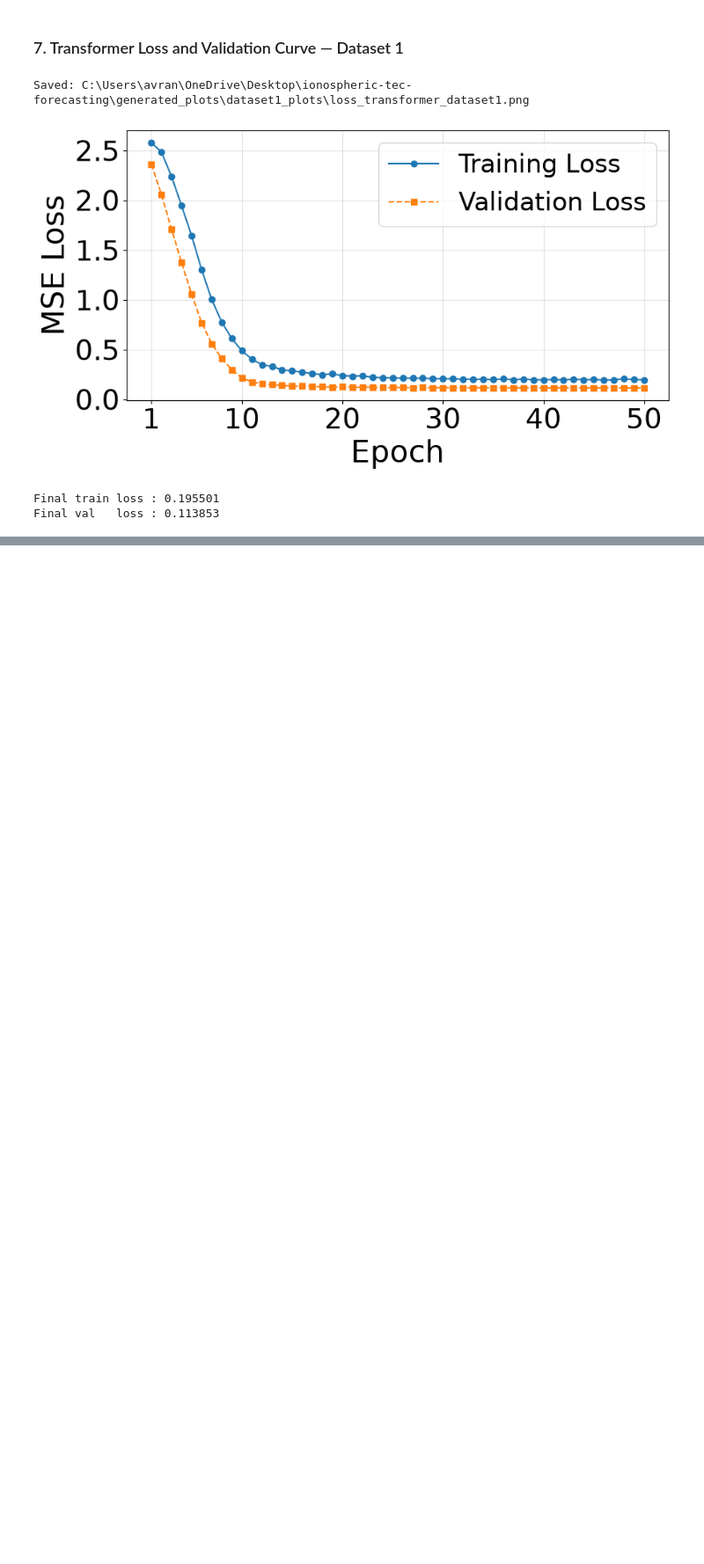
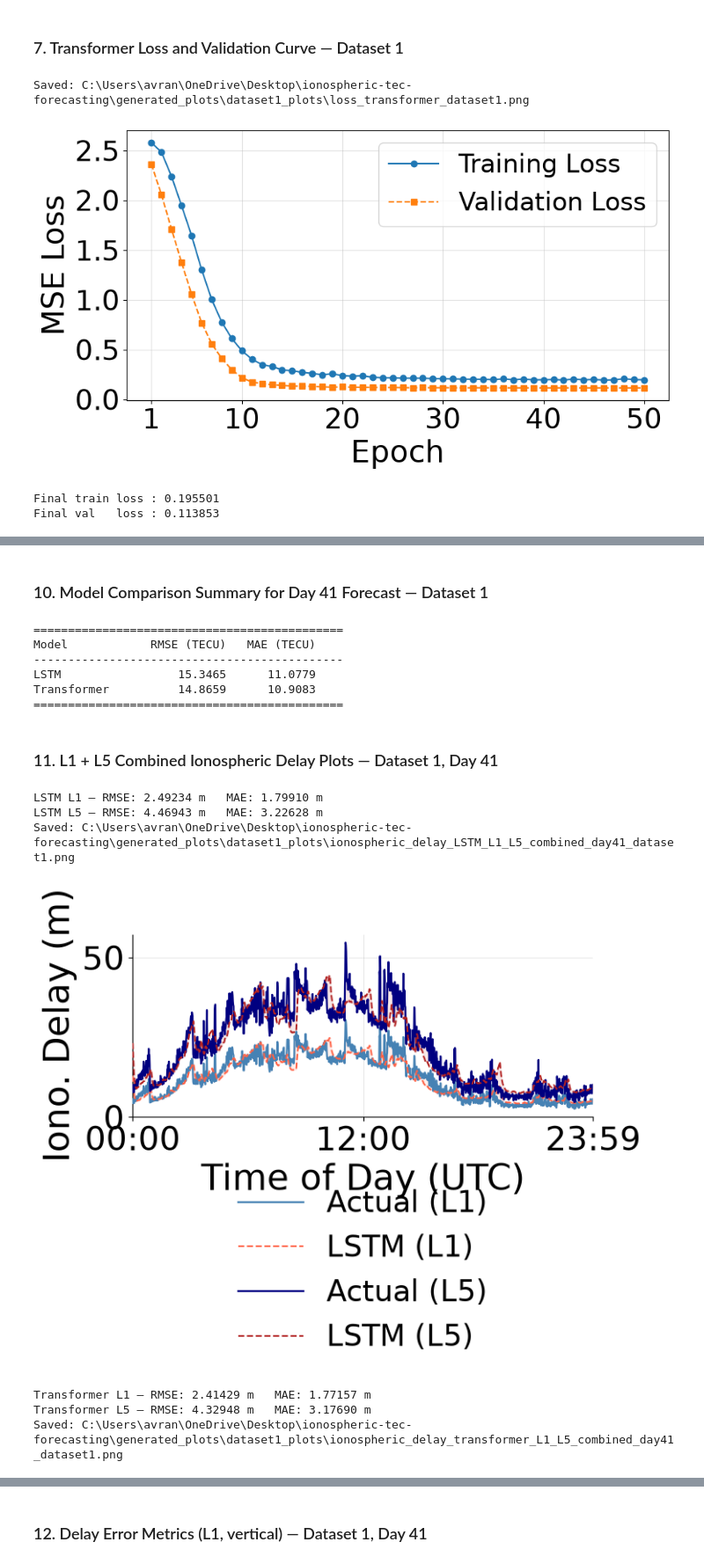
Before and after one commit to codewithavra/ionospheric-tec-forecasting, a Jupyter notebook: dataset1_forecasting.ipynb, the cells around one changed output, grey strips where cells are left out. Shown at 88% size. Drawn from its saved outputs; the diff is of its cells as text; code cells hidden in the pictures; blank space fills up the shorter version.

```diff
--- a/dataset1_forecasting.ipynb
+++ b/dataset1_forecasting.ipynb
@@ -553,0 +230,34 @@ Saved TEC forecast summary to: C:\Users\avran\OneDrive\Desktop\ionospheric-tec-f
+# %%
+x_mean_1, x_std_1 = stats_1["x_mean"], stats_1["x_std"]
+y_mean_1, y_std_1 = stats_1["y_mean"], stats_1["y_std"]
+
+device = next(lstm_model_1.parameters()).device
+lstm_model_1.eval()
+transformer_model_1.eval()
+
+day40_raw_1 = daily_matrix_1[TARGET_DAY - 2]   # Day 40 -> predicts Day 41
+actual41_1  = daily_matrix_1[TARGET_DAY - 1]
+
+input_norm_1 = ((day40_raw_1 - x_mean_1) / x_std_1)[np.newaxis, ..., np.newaxis]
+src_1 = torch.tensor(input_norm_1, dtype=torch.float32).to(device)
+
+with torch.no_grad():
+    lstm_pred_norm_1  = lstm_model_1(src_1).squeeze().cpu().numpy()
+    trans_pred_norm_1 = transformer_model_1(src_1).squeeze().cpu().numpy()
+
+lstm_pred41_1  = lstm_pred_norm_1  * y_std_1 + y_mean_1
+trans_pred41_1 = trans_pred_norm_1 * y_std_1 + y_mean_1
+
+date_label_1 = get_date_label(DATASET_NO, TARGET_DAY)
+
+result_1 = dict(
+    actual=actual41_1,
+    lstm_pred=lstm_pred41_1,
+    trans_pred=trans_pred41_1,
+    date_label=date_label_1,
+    iono_actual=tec_to_iono_delay(actual41_1),
+    iono_lstm=tec_to_iono_delay(lstm_pred41_1),
+    iono_trans=tec_to_iono_delay(trans_pred41_1),
+)
+
+print(f"Forecast day: {TARGET_DAY}  ({date_label_1 or 'date unknown'})  -- done")
@@ -553,0 +291,35 @@ Saved TEC forecast summary to: C:\Users\avran\OneDrive\Desktop\ionospheric-tec-f
+# %% [markdown]
+### 10. Model Comparison Summary for Day 41 Forecast — Dataset 1
+# %%
+print("=" * 45)
+print(f"{'Model':<15} {'RMSE (TECU)':>12} {'MAE (TECU)':>12}")
+print("-" * 45)
+print(f"{'LSTM':<15} {lstm_rmse_1:>12.4f} {lstm_mae_1:>12.4f}")
+print(f"{'Transformer':<15} {trans_rmse_1:>12.4f} {trans_mae_1:>12.4f}")
+print("=" * 45)
+# %% [output]
+=============================================
+Model            RMSE (TECU)   MAE (TECU)
+---------------------------------------------
+LSTM                 15.3465      11.0779
+Transformer          14.8659      10.9083
+=============================================
+# %% [markdown]
+### 11. L1 + L5 Combined Ionospheric Delay Plots — Dataset 1, Day 41
+# %%
+plot_lstm_delay_l1_l5_combined(
+    result_1["actual"], result_1["lstm_pred"], target_day=TARGET_DAY, dataset_label=f"dataset{DATASET_NO}",
+    date_label=result_1["date_label"], output_dir=str(PLOTS_DIR_1),
+)
+plot_transformer_delay_l1_l5_combined(
+    result_1["actual"], result_1["trans_pred"], target_day=TARGET_DAY, dataset_label=f"dataset{DATASET_NO}",
+    date_label=result_1["date_label"], output_dir=str(PLOTS_DIR_1),
+)
+# %% [output]
+LSTM L1 — RMSE: 2.49234 m   MAE: 1.79910 m
+LSTM L5 — RMSE: 4.46943 m   MAE: 3.22628 m
+Saved: C:\Users\avran\OneDrive\Desktop\ionospheric-tec-forecasting\generated_plots\dataset1_plots\ionospheric_delay_LSTM_L1_L5_combined_day41_dataset1.png
+[figure, added]
+Transformer L1 — RMSE: 2.41429 m   MAE: 1.77157 m
+Transformer L5 — RMSE: 4.32948 m   MAE: 3.17690 m
+Saved: C:\Users\avran\OneDrive\Desktop\ionospheric-tec-forecasting\generated_plots\dataset1_plots\ionospheric_delay_transformer_L1_L5_combined_day41_dataset1.png
@@ -553,0 +327,2 @@ Saved TEC forecast summary to: C:\Users\avran\OneDrive\Desktop\ionospheric-tec-f
+# %% [markdown]
+### 12. Delay Error Metrics (L1, vertical) — Dataset 1, Day 41
```
Also changed, not shown: parts of 42 cells of this notebook.
